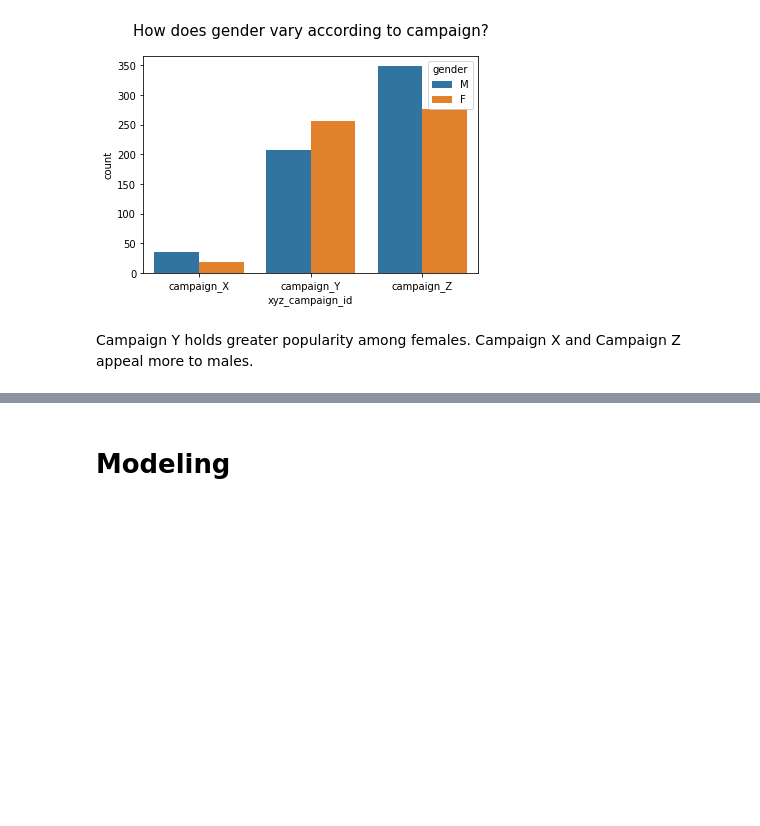
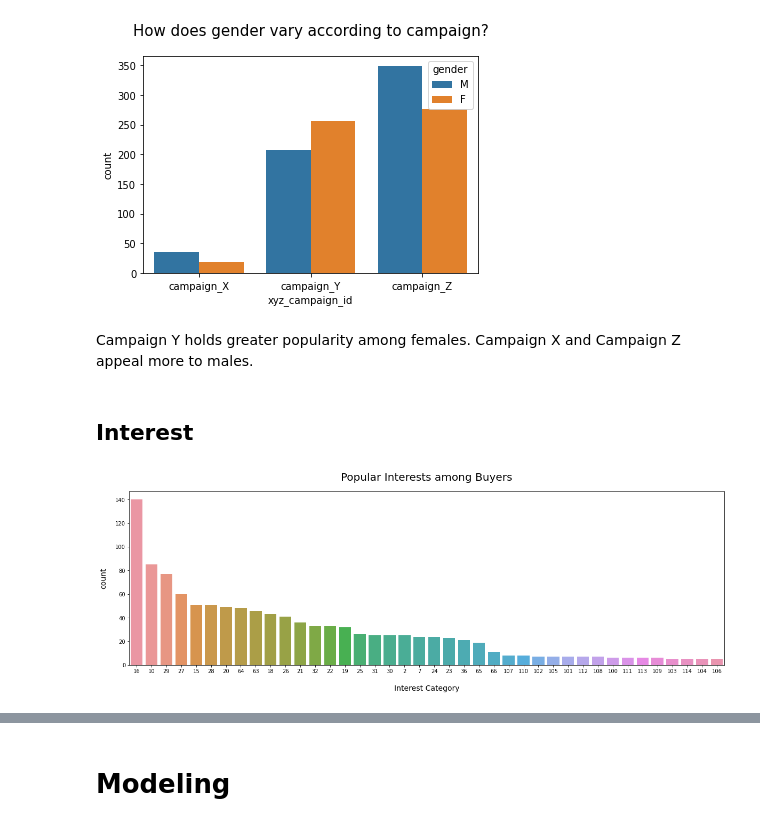
Before and after one commit to jaramiar/Sales-Conversion, a Jupyter notebook: KNN_Ad_Campaigns.ipynb, the cells around one changed output, grey strips where cells are left out. Saved outputs shown, nothing was run; the diff lists cells and outputs as text; code cells hidden in the pictures; blank space fills up the shorter version.

Commit message:
Add files via upload
add more analyses and visuals

```diff
--- a/KNN_Ad_Campaigns.ipynb
+++ b/KNN_Ad_Campaigns.ipynb
@@ -132 +121,4 @@ Campaign Z appears to have the highest number of approved conversions. Keep in m
+# %%
+# Calculate customer acquisition cost and append to dataset
+data['cac'] = data['Spent']/data['Approved_Conversion']
 # %%
@@ -150,3 +145,17 @@ plt.show()
 [figure]
 # %% [markdown]
 Campaign Y holds greater popularity among females. Campaign X and Campaign Z appeal more to males.
+# %% [markdown]
+## Interest
+# %%
+# count plot on single categorical variable
+fig_dims = (20,6)
+fig, ax = plt.subplots(figsize=fig_dims)
+sns.countplot(x ='interest', data = data, order=data['interest'].value_counts().index)
+plt.title("Popular Interests among Buyers", size = 20, pad = 20)
+plt.xlabel("Interest Category", size = 14, labelpad = 20)
+plt.ylabel("count", size = 14, labelpad = 15)
+# Show the plot
+plt.show()
+# %% [output]
+[figure, added]
```
Also changed, not shown: parts of 16 cells of this notebook.
